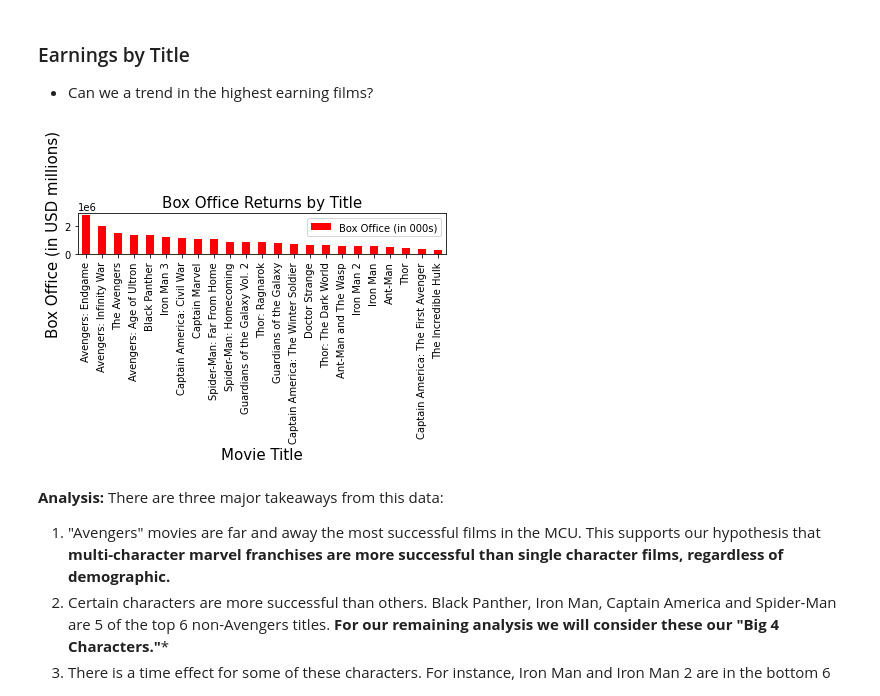
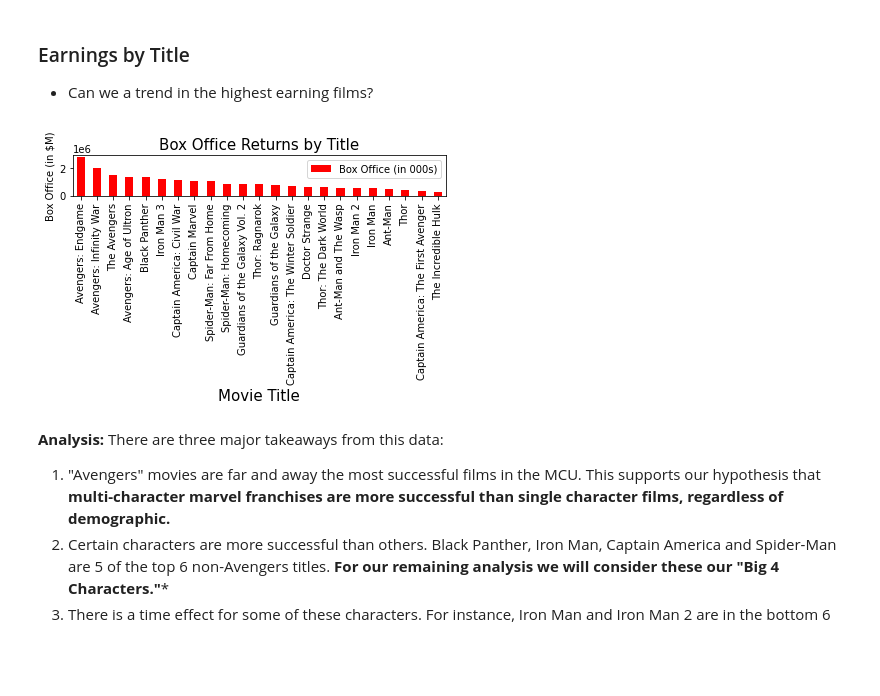
Before and after one commit to pnisenson/marvel-star, a Jupyter notebook: Final Data Analysis - Marvelous Data Miners.ipynb, the cells around one changed output. Saved outputs shown, nothing was run; the diff lists cells and outputs as text; code cells hidden in the pictures; blank space fills up the shorter version.

Commit message:
formatting change to second chart

```diff
--- a/Final Data Analysis - Marvelous Data Miners.ipynb
+++ b/Final Data Analysis - Marvelous Data Miners.ipynb
@@ -57,14 +57,14 @@ plt.show()
 - Can we a trend in the highest earning films?
 # %%
 EarnBar = final_movies.plot(kind = "bar", x = "Title", y = "Box Office (in 000s)", color = "red")
-EarnBar.set_ylabel("Box Office (in USD millions)", fontsize = 15, color = "black")
+EarnBar.set_ylabel("Box Office (in $M)", fontsize = 10, color = "black")
 EarnBar.set_xlabel("Movie Title", fontsize = 15, color = "black")
 EarnBar.set_title("Box Office Returns by Title", fontsize = 15, color = "black")
 plt.tight_layout()
 plt.savefig("marvel_files/boxoffice.png")
 plt.show()
 # %% [output]
-[figure, old version]
+[figure, new version]
 # %% [markdown]
 **Analysis:** There are three major takeaways from this data:
 1. "Avengers" movies are far and away the most successful films in the MCU. This supports our hypothesis that **multi-character marvel franchises are more successful than single character films, regardless of demographic.**
```
Also changed, not shown: 1 other file.
